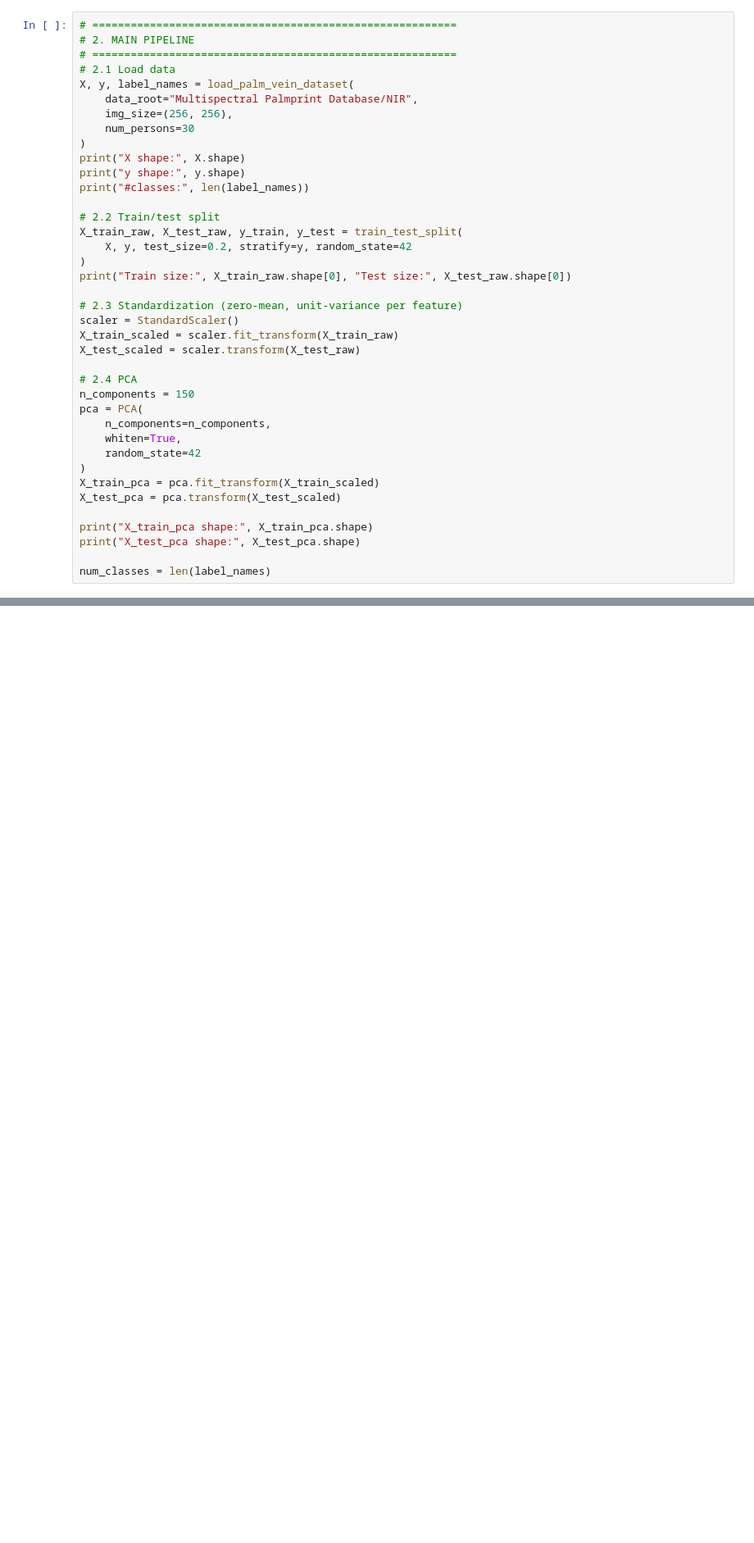
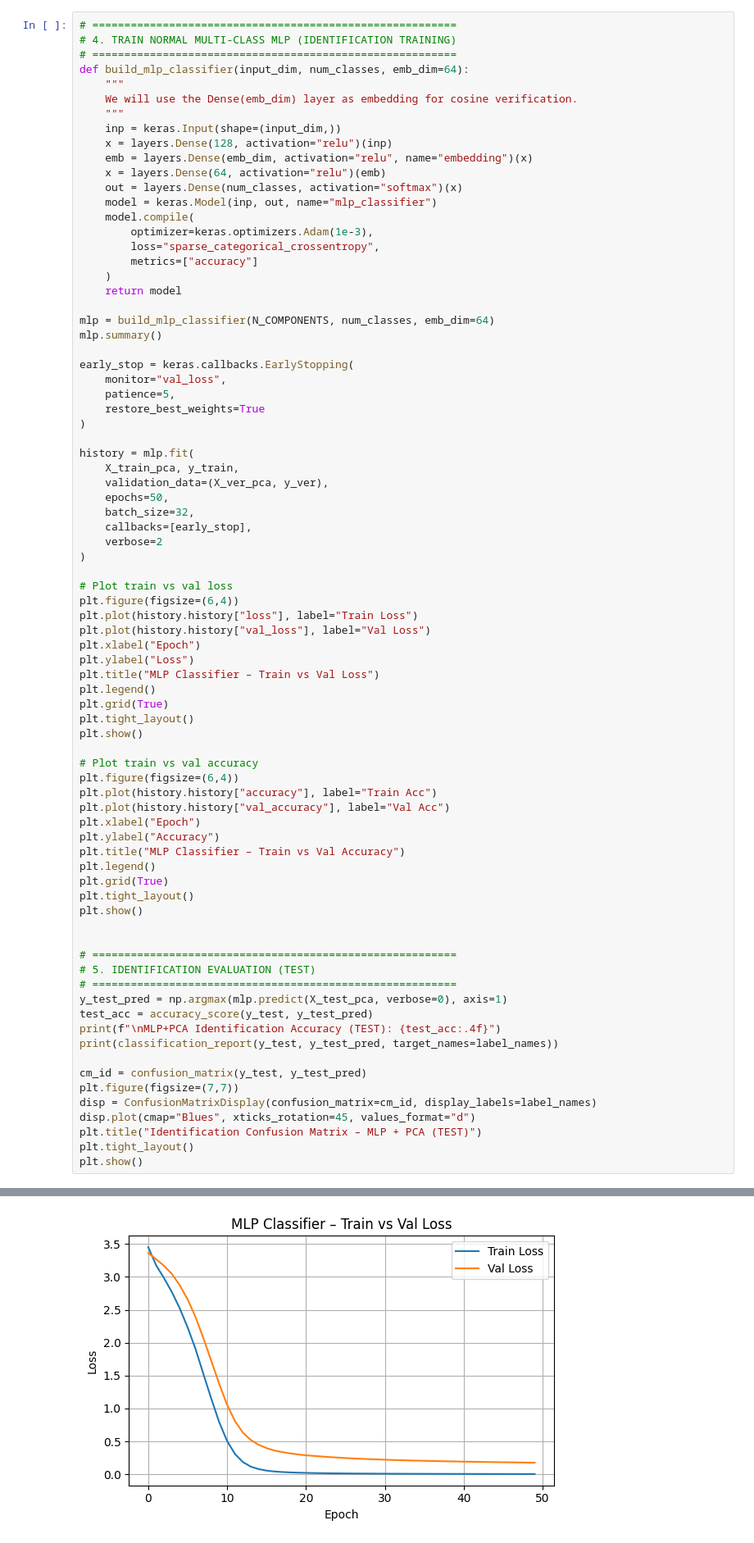
Before and after one commit to juliekxy/Vein-Biometrics, a Jupyter notebook: palm_MLP_PCA.ipynb, the cells around one changed output, grey strips where cells are left out. Shown at 82% size. Drawn from its saved outputs; the diff is of its cells as text; blank space fills up the shorter version.

Commit message:
changed MLP+SVM from identification to verification using cosine similarities

```diff
--- a/palm_MLP_PCA.ipynb
+++ b/palm_MLP_PCA.ipynb
@@ -75,40 +112,80 @@ def load_palm_vein_dataset(
 # %%
 # =========================================================
-# 2. MAIN PIPELINE
+# 4. TRAIN NORMAL MULTI-CLASS MLP (IDENTIFICATION TRAINING)
 # =========================================================
-# 2.1 Load data
-X, y, label_names = load_palm_vein_dataset(
-    data_root="Multispectral Palmprint Database/NIR",
-    img_size=(256, 256),
-    num_persons=30
+def build_mlp_classifier(input_dim, num_classes, emb_dim=64):
+    """
+    We will use the Dense(emb_dim) layer as embedding for cosine verification.
+    """
+    inp = keras.Input(shape=(input_dim,))
+    x = layers.Dense(128, activation="relu")(inp)
+    emb = layers.Dense(emb_dim, activation="relu", name="embedding")(x)
+    x = layers.Dense(64, activation="relu")(emb)
+    out = layers.Dense(num_classes, activation="softmax")(x)
+    model = keras.Model(inp, out, name="mlp_classifier")
+    model.compile(
+        optimizer=keras.optimizers.Adam(1e-3),
+        loss="sparse_categorical_crossentropy",
+        metrics=["accuracy"]
+    )
+    return model
+
+mlp = build_mlp_classifier(N_COMPONENTS, num_classes, emb_dim=64)
+mlp.summary()
+
+early_stop = keras.callbacks.EarlyStopping(
+    monitor="val_loss",
+    patience=5,
+    restore_best_weights=True
 )
-print("X shape:", X.shape)
-print("y shape:", y.shape)
-print("#classes:", len(label_names))
 
-# 2.2 Train/test split
-X_train_raw, X_test_raw, y_train, y_test = train_test_split(
-    X, y, test_size=0.2, stratify=y, random_state=42
+history = mlp.fit(
+    X_train_pca, y_train,
+    validation_data=(X_ver_pca, y_ver),
+    epochs=50,
+    batch_size=32,
+    callbacks=[early_stop],
+    verbose=2
 )
-print("Train size:", X_train_raw.shape[0], "Test size:", X_test_raw.shape[0])
 
-# 2.3 Standardization (zero-mean, unit-variance per feature)
-scaler = StandardScaler()
-X_train_scaled = scaler.fit_transform(X_train_raw)
-X_test_scaled = scaler.transform(X_test_raw)
+# Plot train vs val loss
+plt.figure(figsize=(6,4))
+plt.plot(history.history["loss"], label="Train Loss")
+plt.plot(history.history["val_loss"], label="Val Loss")
+plt.xlabel("Epoch")
+plt.ylabel("Loss")
+plt.title("MLP Classifier – Train vs Val Loss")
+plt.legend()
+plt.grid(True)
+plt.tight_layout()
+plt.show()
 
-# 2.4 PCA
-n_components = 150
-pca = PCA(
-    n_components=n_components,
-    whiten=True,
-    random_state=42
-)
-X_train_pca = pca.fit_transform(X_train_scaled)
-X_test_pca = pca.transform(X_test_scaled)
+# Plot train vs val accuracy
+plt.figure(figsize=(6,4))
+plt.plot(history.history["accuracy"], label="Train Acc")
+plt.plot(history.history["val_accuracy"], label="Val Acc")
+plt.xlabel("Epoch")
+plt.ylabel("Accuracy")
+plt.title("MLP Classifier – Train vs Val Accuracy")
+plt.legend()
+plt.grid(True)
+plt.tight_layout()
+plt.show()
 
-print("X_train_pca shape:", X_train_pca.shape)
-print("X_test_pca shape:", X_test_pca.shape)
 
-num_classes = len(label_names)
+# =========================================================
+# 5. IDENTIFICATION EVALUATION (TEST)
+# =========================================================
+y_test_pred = np.argmax(mlp.predict(X_test_pca, verbose=0), axis=1)
+test_acc = accuracy_score(y_test, y_test_pred)
+print(f"\nMLP+PCA Identification Accuracy (TEST): {test_acc:.4f}")
+print(classification_report(y_test, y_test_pred, target_names=label_names))
+
+cm_id = confusion_matrix(y_test, y_test_pred)
+plt.figure(figsize=(7,7))
+disp = ConfusionMatrixDisplay(confusion_matrix=cm_id, display_labels=label_names)
+disp.plot(cmap="Blues", xticks_rotation=45, values_format="d")
+plt.title("Identification Confusion Matrix – MLP + PCA (TEST)")
+plt.tight_layout()
+plt.show()
 # %% [output]
@@ -121,0 +226 @@ X_test_pca shape: (72, 150)
+[figure, added]
```
Also changed, not shown: parts of 9 cells of this notebook, 4 other files.
